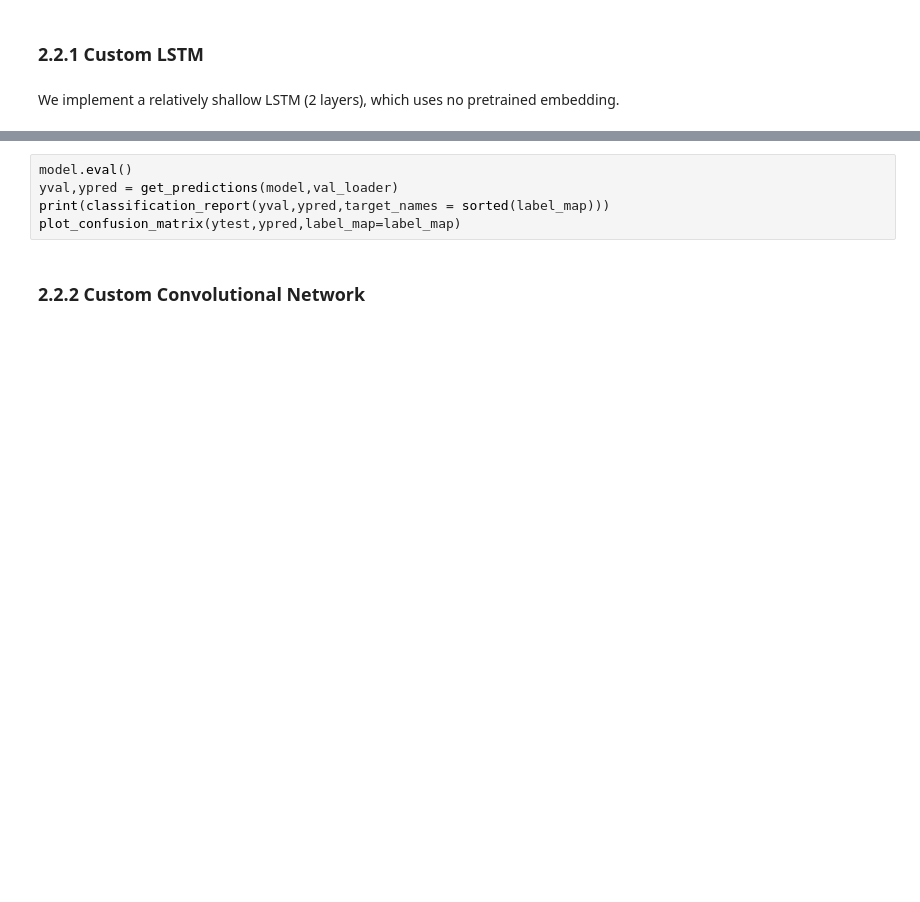
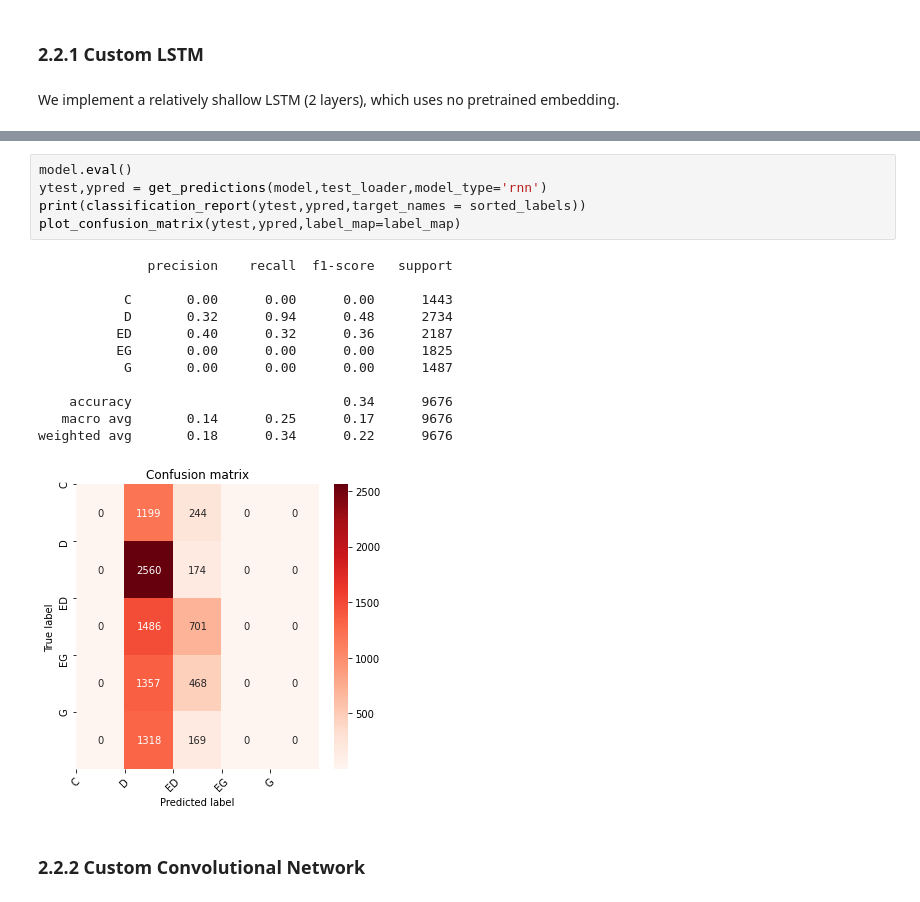
Before and after one commit to aymericfloyrac/NLP-Political-line-classification, a Jupyter notebook: Project.ipynb, the cells around one changed output, grey strips where cells are left out. Drawn from its saved outputs; the diff is of its cells as text; blank space fills up the shorter version.

```diff
--- a/Project.ipynb
+++ b/Project.ipynb
@@ -134,8 +251,21 @@ train(model, 'rnn',criterion, optimizer,scheduler, train_loader, val_loader, n_e
 # %%
 model.eval()
-yval,ypred = get_predictions(model,val_loader)
-print(classification_report(yval,ypred,target_names = sorted(label_map)))
+ytest,ypred = get_predictions(model,test_loader,model_type='rnn')
+print(classification_report(ytest,ypred,target_names = sorted_labels))
 plot_confusion_matrix(ytest,ypred,label_map=label_map)
+# %% [output]
+              precision    recall  f1-score   support
+
+           C       0.00      0.00      0.00      1443
+           D       0.32      0.94      0.48      2734
+          ED       0.40      0.32      0.36      2187
+          EG       0.00      0.00      0.00      1825
+           G       0.00      0.00      0.00      1487
+
+    accuracy                           0.34      9676
+   macro avg       0.14      0.25      0.17      9676
+weighted avg       0.18      0.34      0.22      9676
+[figure, added]
 # %% [markdown]
 ### 2.2.2 Custom Convolutional Network
 # %% [markdown]
```
Also changed, not shown: parts of 39 cells of this notebook, 3 other files.
